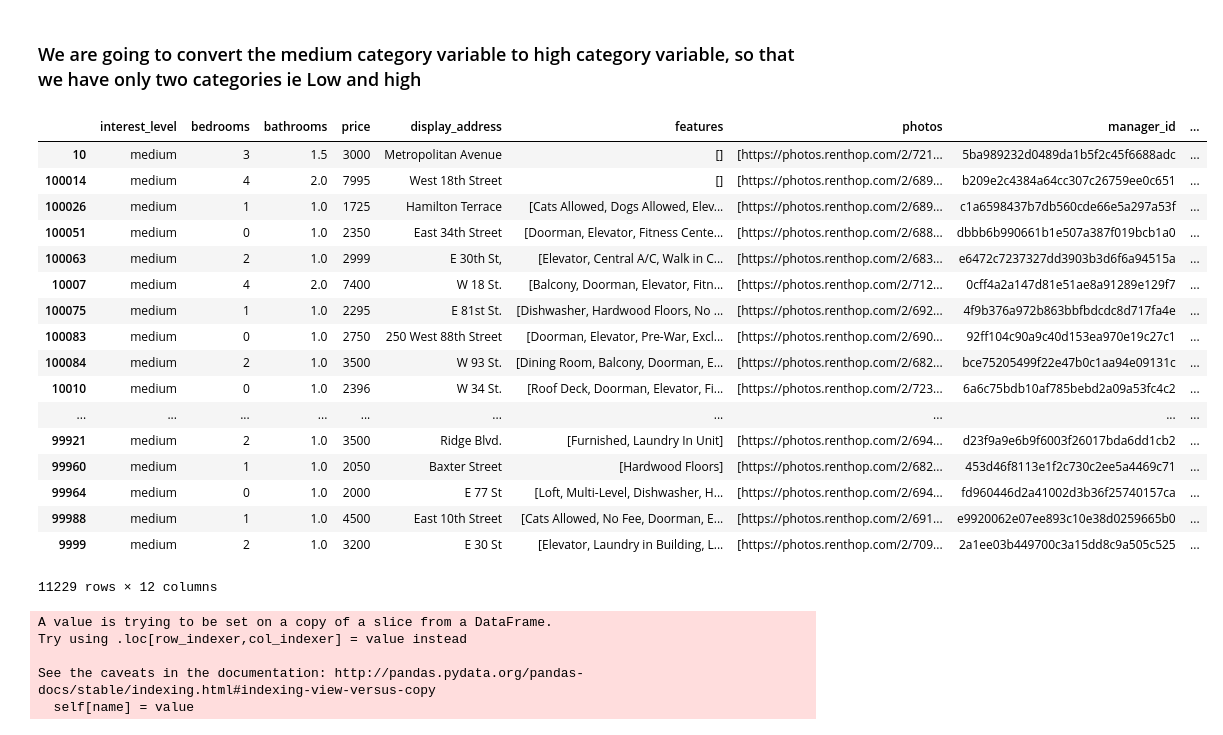
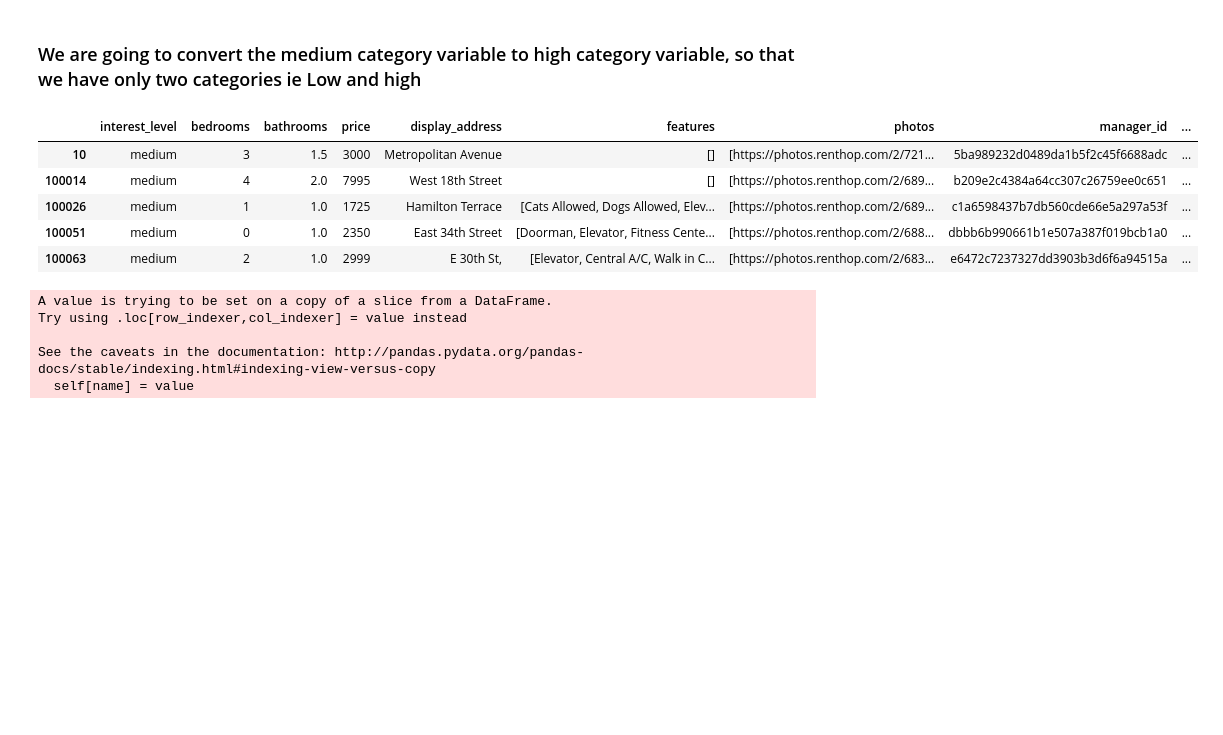
Before and after one commit to SidhantAB/Springboard-data-science-intensive-Capstone-project, a Jupyter notebook: Algorithms and models.ipynb, the cells around one changed output. Cells and saved outputs as stored; diff of their text form; code cells hidden in the pictures; blank space fills up the shorter version.

```diff
--- a/Algorithms and models.ipynb
+++ b/Algorithms and models.ipynb
@@ -60,26 +53,14 @@ level1.head(20)
 # %%
 level2=level1[level1['interest_level']=='medium']
 level2.shape[0]
-level2
+level2.head()
 # %% [output]
 |  | interest_level | bedrooms | bathrooms | price | display_address | features | photos | manager_id | ... |
 | 10 | medium | 3 | 1.5 | 3000 | Metropolitan Avenue | [] | [https://photos.renthop.com/2/721... | 5ba989232d0489da1b5f2c45f6688adc | ... |
 | 100014 | medium | 4 | 2.0 | 7995 | West 18th Street | [] | [https://photos.renthop.com/2/689... | b209e2c4384a64cc307c26759ee0c651 | ... |
 | 100026 | medium | 1 | 1.0 | 1725 | Hamilton Terrace | [Cats Allowed, Dogs Allowed, Elev... | [https://photos.renthop.com/2/689... | c1a6598437b7db560cde66e5a297a53f | ... |
 | 100051 | medium | 0 | 1.0 | 2350 | East 34th Street | [Doorman, Elevator, Fitness Cente... | [https://photos.renthop.com/2/688... | dbbb6b990661b1e507a387f019bcb1a0 | ... |
 | 100063 | medium | 2 | 1.0 | 2999 | E 30th St, | [Elevator, Central A/C, Walk in C... | [https://photos.renthop.com/2/683... | e6472c7237327dd3903b3d6f6a94515a | ... |
-| 10007 | medium | 4 | 2.0 | 7400 | W 18 St. | [Balcony, Doorman, Elevator, Fitn... | [https://photos.renthop.com/2/712... | 0cff4a2a147d81e51ae8a91289e129f7 | ... |
-| 100075 | medium | 1 | 1.0 | 2295 | E 81st St. | [Dishwasher, Hardwood Floors, No ... | [https://photos.renthop.com/2/692... | 4f9b376a972b863bbfbdcdc8d717fa4e | ... |
-| 100083 | medium | 0 | 1.0 | 2750 | 250 West 88th Street | [Doorman, Elevator, Pre-War, Excl... | [https://photos.renthop.com/2/690... | 92ff104c90a9c40d153ea970e19c27c1 | ... |
-| 100084 | medium | 2 | 1.0 | 3500 | W 93 St. | [Dining Room, Balcony, Doorman, E... | [https://photos.renthop.com/2/682... | bce75205499f22e47b0c1aa94e09131c | ... |
-| 10010 | medium | 0 | 1.0 | 2396 | W 34 St. | [Roof Deck, Doorman, Elevator, Fi... | [https://photos.renthop.com/2/723... | 6a6c75bdb10af785bebd2a09a53fc4c2 | ... |
-| ... | ... | ... | ... | ... | ... | ... | ... | ... | ... |
-| 99921 | medium | 2 | 1.0 | 3500 | Ridge Blvd. | [Furnished, Laundry In Unit] | [https://photos.renthop.com/2/694... | d23f9a9e6b9f6003f26017bda6dd1cb2 | ... |
-| 99960 | medium | 1 | 1.0 | 2050 | Baxter Street | [Hardwood Floors] | [https://photos.renthop.com/2/682... | 453d46f8113e1f2c730c2ee5a4469c71 | ... |
-| 99964 | medium | 0 | 1.0 | 2000 | E 77 St | [Loft, Multi-Level, Dishwasher, H... | [https://photos.renthop.com/2/694... | fd960446d2a41002d3b36f25740157ca | ... |
-| 99988 | medium | 1 | 1.0 | 4500 | East 10th Street | [Cats Allowed, No Fee, Doorman, E... | [https://photos.renthop.com/2/691... | e9920062e07ee893c10e38d0259665b0 | ... |
-| 9999 | medium | 2 | 1.0 | 3200 | E 30 St | [Elevator, Laundry in Building, L... | [https://photos.renthop.com/2/709... | 2a1ee03b449700c3a15dd8c9a505c525 | ... |
-11229 rows × 12 columns
 # %%
 level2.interest_level='high'
 # %% [output]
```
Also changed, not shown: parts of 89 cells of this notebook.
